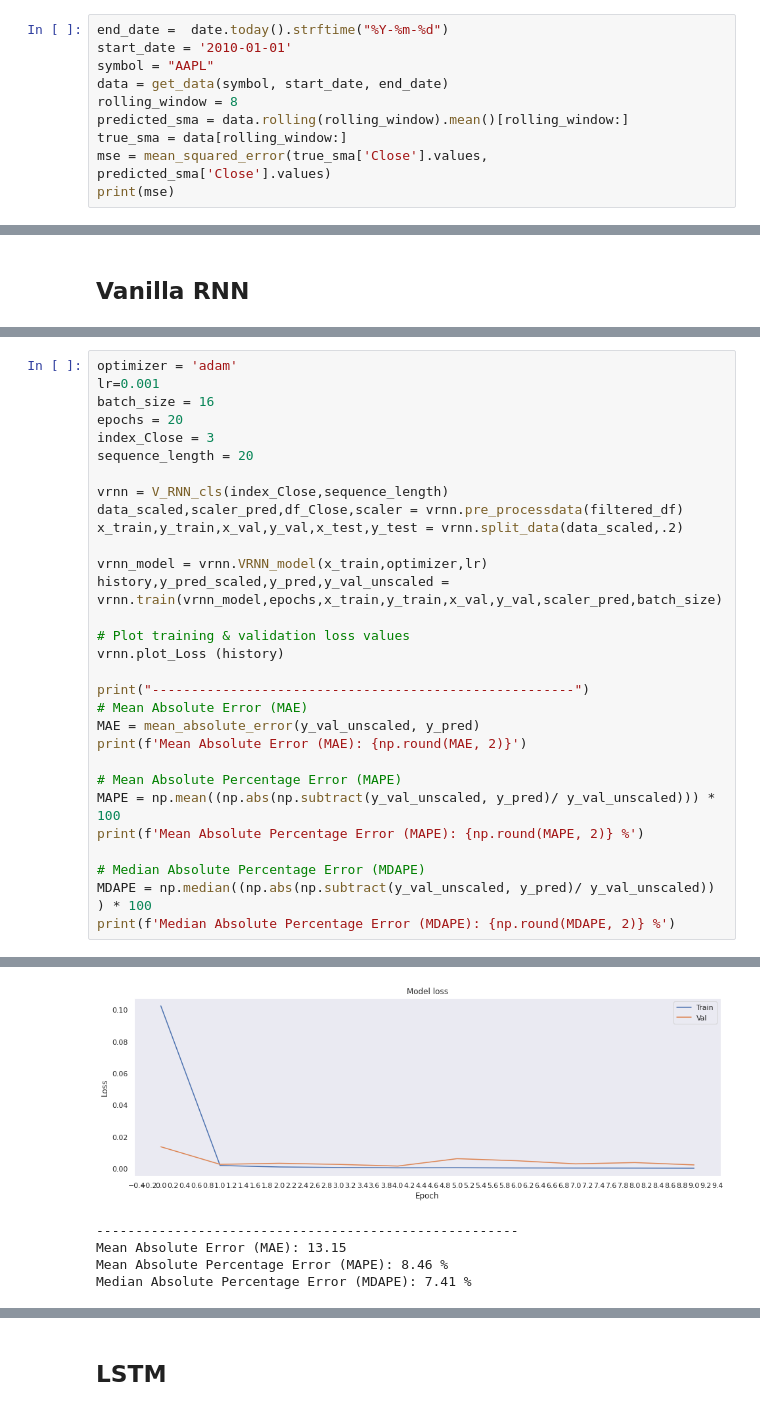
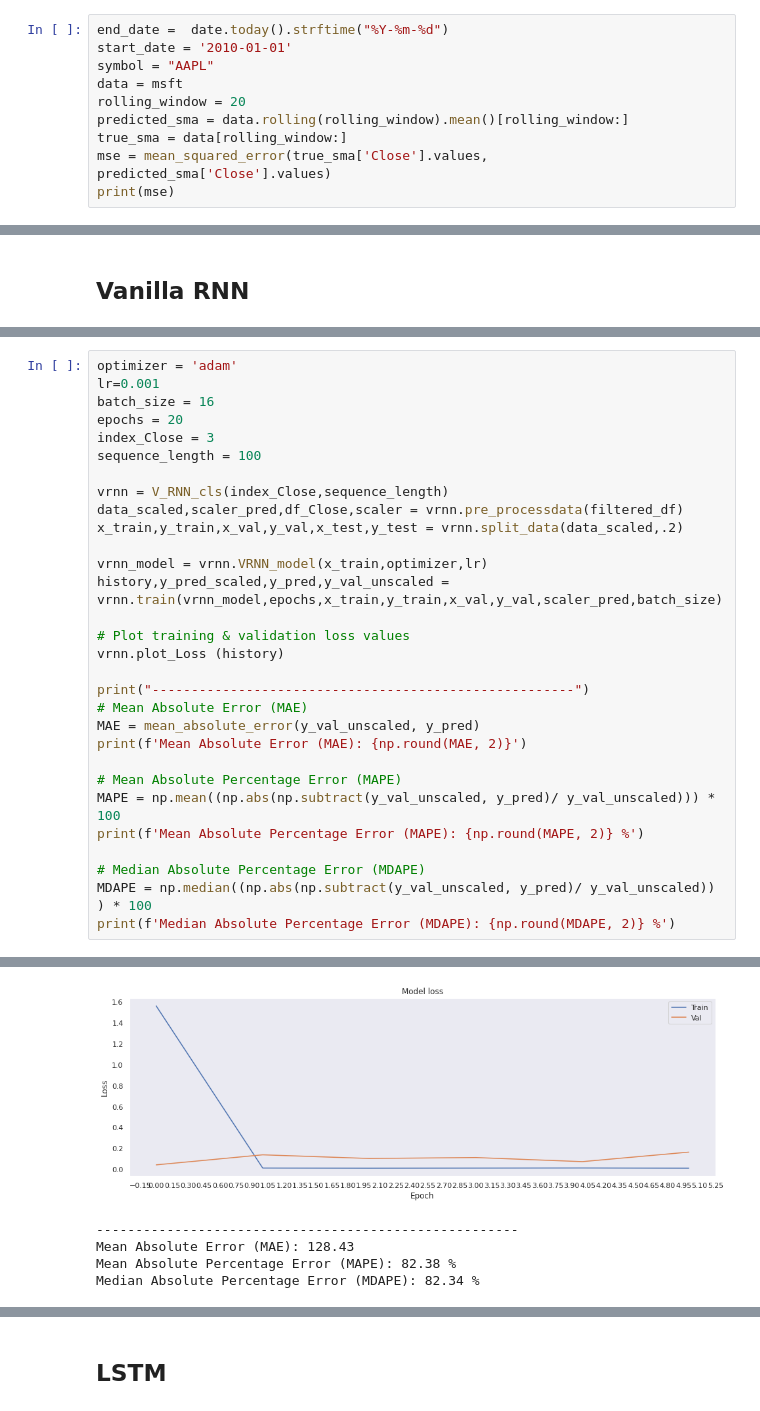
Before and after one commit to Anomaly1702/Ass3_Rnn, a Jupyter notebook: ASS3_RNN.ipynb, the cells around one changed output, grey strips where cells are left out. Saved outputs shown, nothing was run; the diff lists cells and outputs as text.

```diff
--- a/ASS3_RNN.ipynb
+++ b/ASS3_RNN.ipynb
@@ -253,8 +232,8 @@ simple_moving_average_results_df.sort_values(by=['error'])
 end_date =  date.today().strftime("%Y-%m-%d")
 start_date = '2010-01-01'
 symbol = "AAPL"
-data = get_data(symbol, start_date, end_date)
-rolling_window = 8
+data = msft
+rolling_window = 20
 predicted_sma = data.rolling(rolling_window).mean()[rolling_window:]
 true_sma = data[rolling_window:]
 mse = mean_squared_error(true_sma['Close'].values, predicted_sma['Close'].values)
@@ -443,7 +472,7 @@ lr=0.001
 batch_size = 16
 epochs = 20
 index_Close = 3
-sequence_length = 20
+sequence_length = 100
 
 vrnn = V_RNN_cls(index_Close,sequence_length)
 data_scaled,scaler_pred,df_Close,scaler = vrnn.pre_processdata(filtered_df)
@@ -488,8 +517,8 @@ Epoch 10: early stopping
-[figure, old version]
+[figure, new version]
 ------------------------------------------------------
-Mean Absolute Error (MAE): 13.15
-Mean Absolute Percentage Error (MAPE): 8.46 %
-Median Absolute Percentage Error (MDAPE): 7.41 %
+Mean Absolute Error (MAE): 128.43
+Mean Absolute Percentage Error (MAPE): 82.38 %
+Median Absolute Percentage Error (MDAPE): 82.34 %
 # %%
 # The date from which on the date is displayed
 display_start_date = start_d
```
Also changed, not shown: parts of 19 cells of this notebook.
